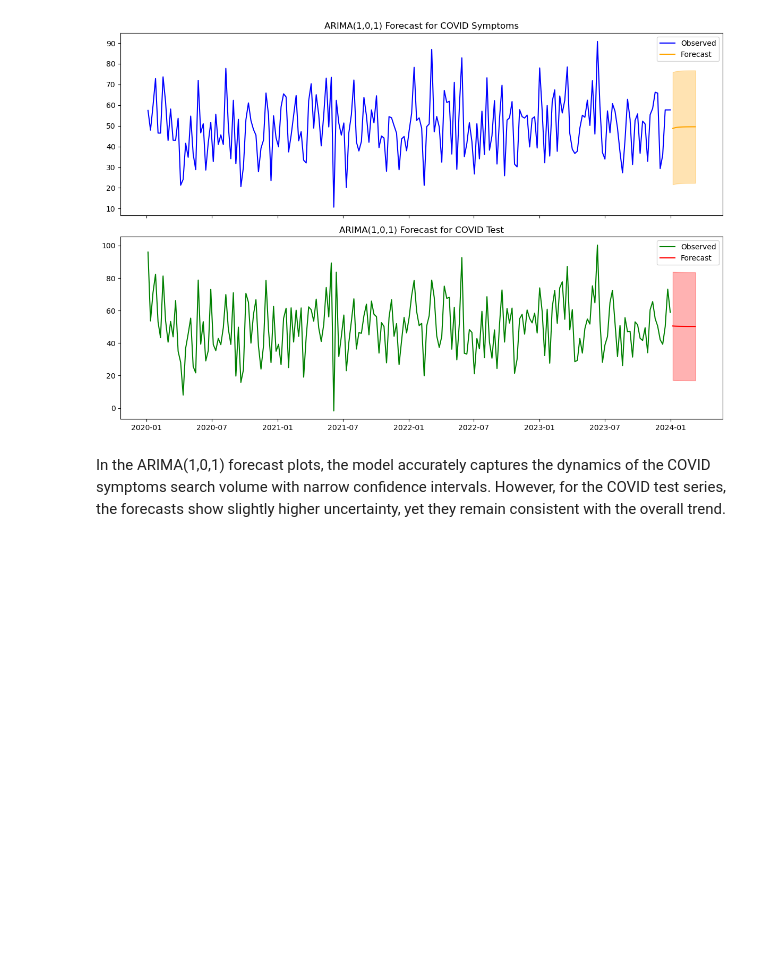
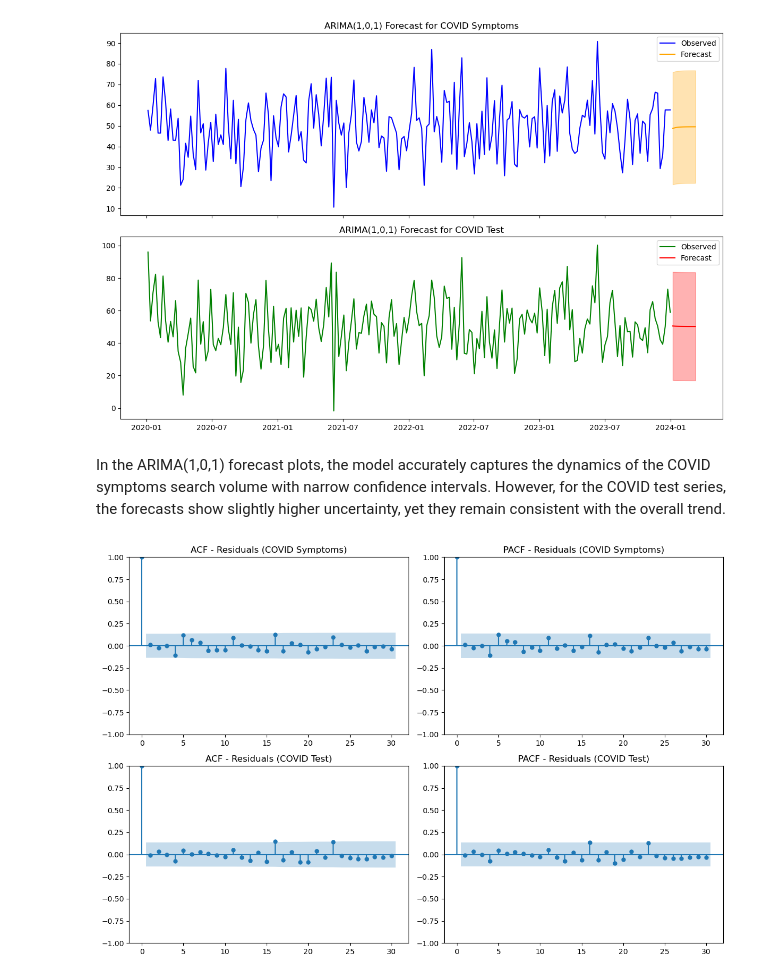
Before and after one commit to sevintanerdi/TSAproject, a Jupyter notebook: TSA_analysis.ipynb, the cells around one changed output. Drawn from its saved outputs; the diff is of its cells as text; code cells hidden in the pictures; blank space fills up the shorter version.

Commit message:
Diagnostics and forecasting for ARIMA are completed

```diff
--- a/TSA_analysis.ipynb
+++ b/TSA_analysis.ipynb
@@ -852,3 +852,30 @@ plt.show()
 [figure]
 # %% [markdown]
 In the ARIMA(1,0,1) forecast plots, the model accurately captures the dynamics of the COVID symptoms search volume with narrow confidence intervals. However, for the COVID test series, the forecasts show slightly higher uncertainty, yet they remain consistent with the overall trend.
+# %%
+# Get residuals from the fitted ARIMA(1,0,1) model
+residuals_symptoms = model_symptoms.resid
+residuals_test = model_test.resid
+# %%
+from statsmodels.graphics.tsaplots import plot_acf, plot_pacf
+import matplotlib.pyplot as plt
+
+# Plot ACF and PACF for both residuals
+fig, axes = plt.subplots(2, 2, figsize=(12, 8))
+
+# COVID symptoms residuals
+plot_acf(residuals_symptoms, ax=axes[0, 0], lags=30)
+axes[0, 0].set_title('ACF - Residuals (COVID Symptoms)')
+plot_pacf(residuals_symptoms, ax=axes[0, 1], lags=30)
+axes[0, 1].set_title('PACF - Residuals (COVID Symptoms)')
+
+# COVID test residuals
+plot_acf(residuals_test, ax=axes[1, 0], lags=30)
+axes[1, 0].set_title('ACF - Residuals (COVID Test)')
+plot_pacf(residuals_test, ax=axes[1, 1], lags=30)
+axes[1, 1].set_title('PACF - Residuals (COVID Test)')
+
+plt.tight_layout()
+plt.show()
+# %% [output]
+[figure, added]
```
Also changed, not shown: parts of 8 cells of this notebook.
